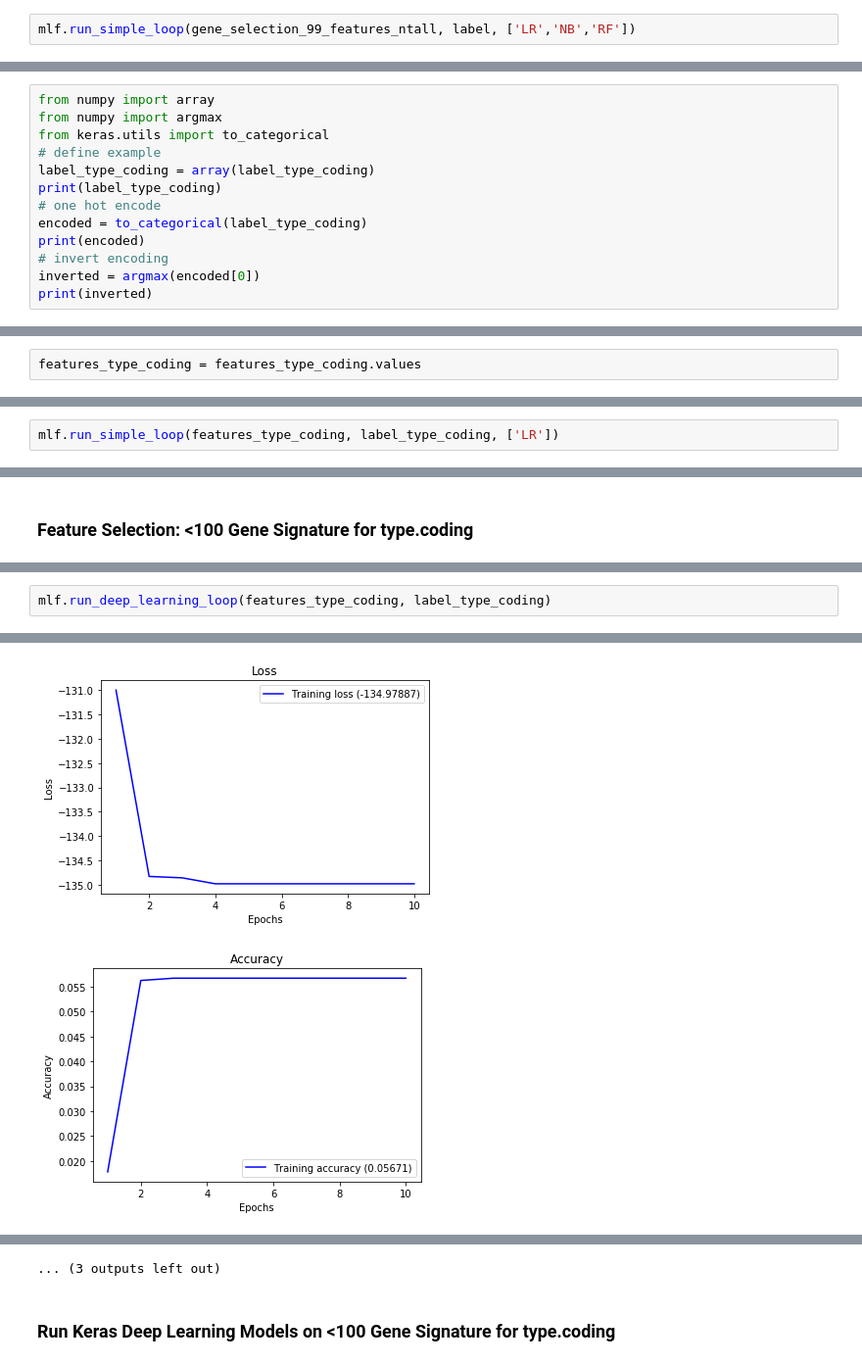
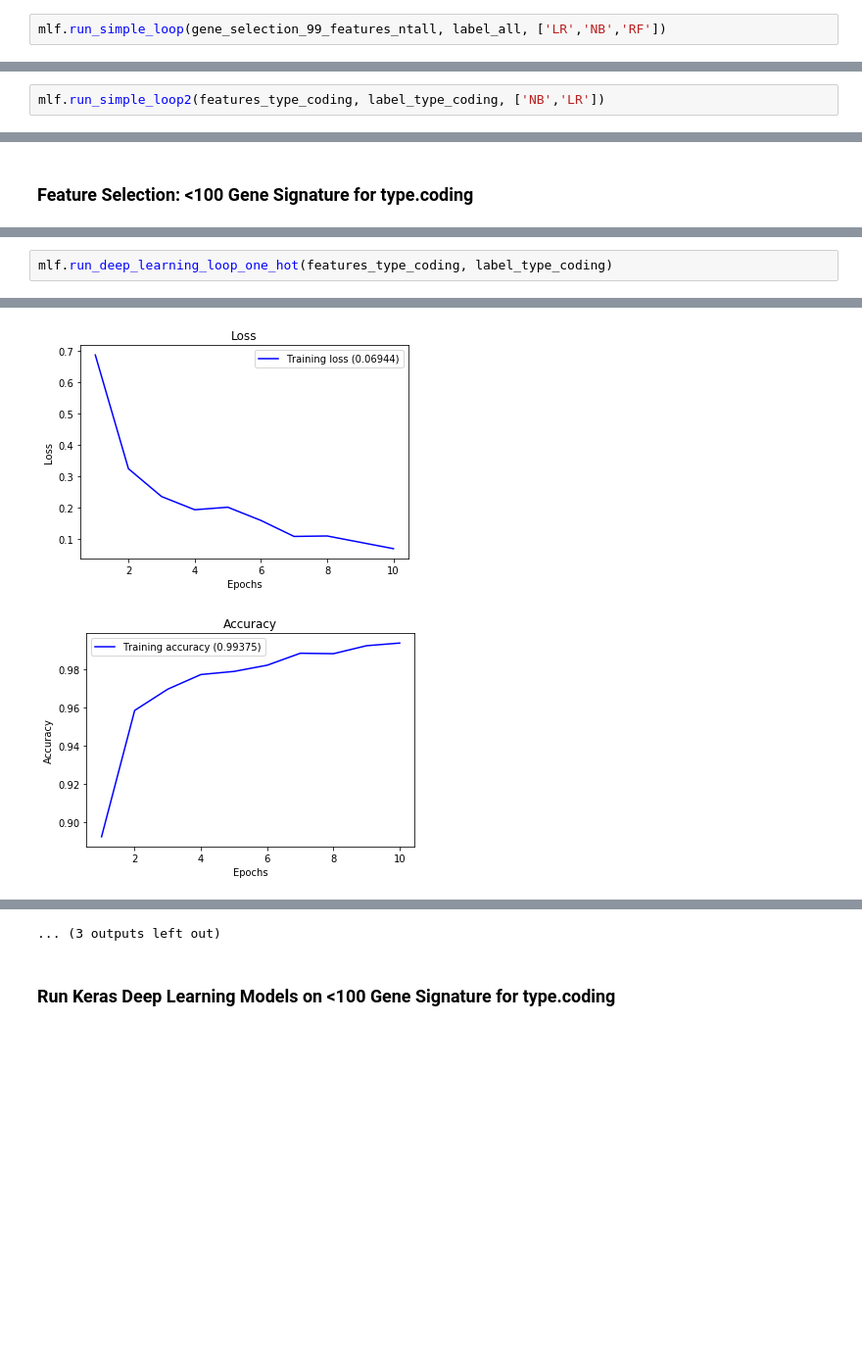
Before and after one commit to sghoseWI/Genomic-Machine-Learning, a Jupyter notebook: Machine Learning in Cancer.ipynb, the cells around one changed output, grey strips where cells are left out. Shown at 98% size. Drawn from its saved outputs; the diff is of its cells as text; blank space fills up the shorter version.

```diff
--- a/Machine Learning in Cancer.ipynb
+++ b/Machine Learning in Cancer.ipynb
@@ -627,7 +632,7 @@ gene_selection_99_features_ntall = nt_all[feature_selection_all_list]
 # %% [markdown]
 ### Run Machine Learning Pipeline Loop on <100 Gene Signature for nt.all ((Random Forest, Logistic Regression, and Naive Bayes Algorithms))
 # %%
-mlf.run_simple_loop(gene_selection_99_features_ntall, label, ['LR','NB','RF'])
+mlf.run_simple_loop(gene_selection_99_features_ntall, label_all, ['LR','NB','RF'])
 # %% [output]
 LR
 NB
@@ -928,15 +962,2 @@ label_type_coding = type_coding.loc[:, type_coding.columns == 'Type']
 # %% [markdown]
 ### Run Machine Learning Pipeline Loop for type.coding (Random Forest, Logistic Regression, and Naive Bayes Algorithms)
-# %%
-from numpy import array
-from numpy import argmax
-from keras.utils import to_categorical
-# define example
-label_type_coding = array(label_type_coding)
-print(label_type_coding)
-# one hot encode
-encoded = to_categorical(label_type_coding)
-print(encoded)
-# invert encoding
-inverted = argmax(encoded[0])
-print(inverted)
@@ -961,2 +963,0 @@ print(inverted)
-# %%
-features_type_coding = features_type_coding.values
@@ -965,3 +964,3 @@ features_type_coding = features_type_coding.values
 # %%
-mlf.run_simple_loop(features_type_coding, label_type_coding, ['LR'])
+mlf.run_simple_loop2(features_type_coding, label_type_coding, ['NB','LR'])
 # %% [output]
@@ -990,4 +1037,4 @@ print(feature_selection_type_coding_list)
 # %%
-mlf.run_deep_learning_loop(features_type_coding, label_type_coding)
+mlf.run_deep_learning_loop_one_hot(features_type_coding, label_type_coding)
 # %% [output]
 Epoch 1/10
@@ -1029,3 +1076,3 @@ acc: 5.09%
-[figure, old version]
+[figure, new version]
-[figure, old version]
+[figure, new version]
 Epoch 1/10
```
Also changed, not shown: parts of 25 cells of this notebook.
